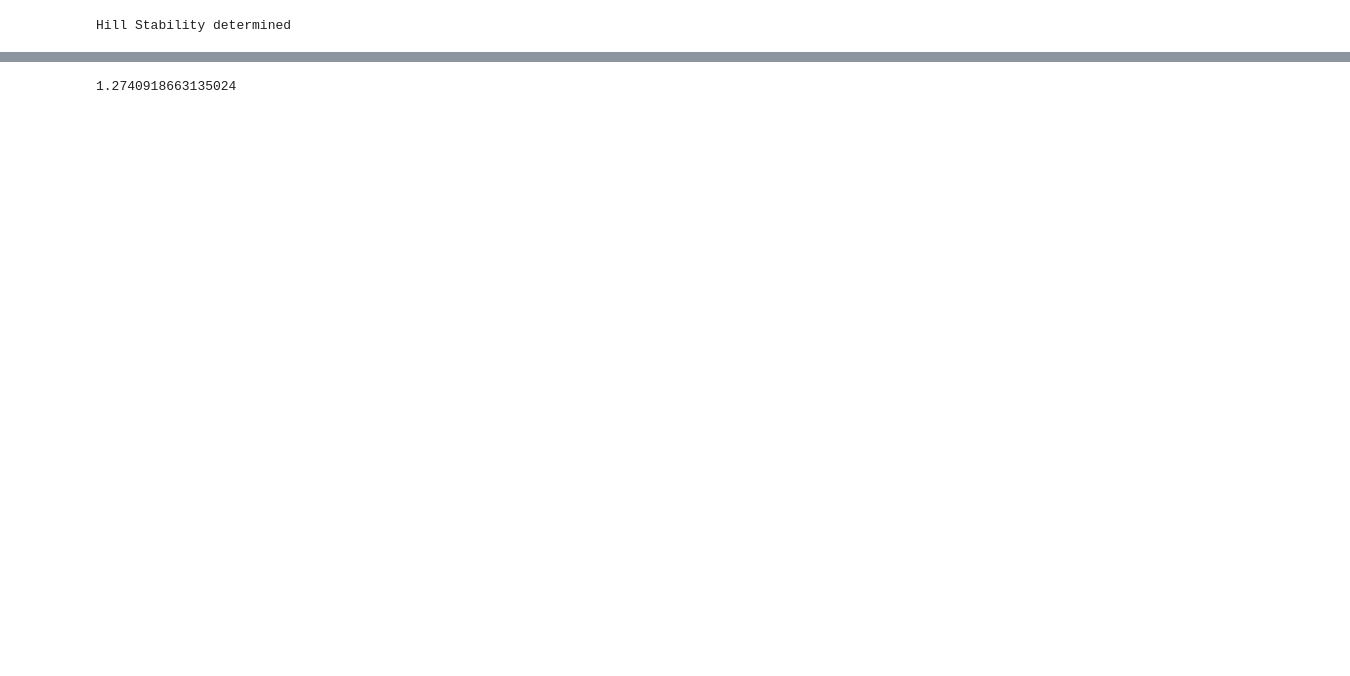
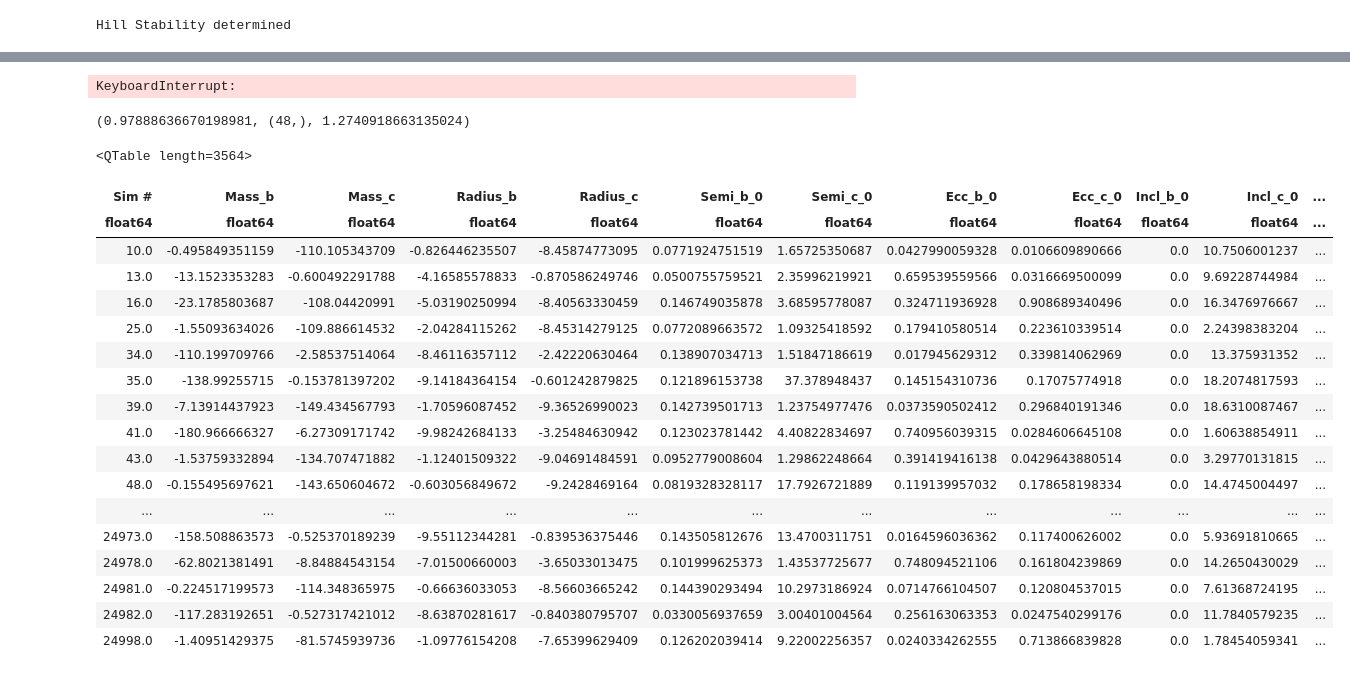
Before and after one commit to dm1681/Merging_Perts, a Jupyter notebook: Research/Merging_Perts/everything.ipynb, the cells around one changed output, grey strips where cells are left out. Drawn from its saved outputs; the diff is of its cells as text; code cells hidden in the pictures; blank space fills up the shorter version.

```diff
--- a/Research/Merging_Perts/everything.ipynb
+++ b/Research/Merging_Perts/everything.ipynb
@@ -182,7 +218,9 @@ print(Qp_b[q_lower].size,Qp_b[q_upper].size,Qp_b[q_lower].size + Qp_b[q_upper].s
 # CAUTION: THIS BLOCK OF CODE DELETES THE ENTIRE RUNS DIRECTORY
 # RUN THIS CODE ONLY TO GENERATE NEW SET OF HILL STABLE PARAMETERS
 
-runs_dir = '/home/dm1681/Merging_Perts/Research/Merging_Perts/runs_eq_only/' #directory where I want the runs to be stored
+runs_dir = '/home/dm1681/Research/Research/Merging_Perts/runs/' #directory where I want the runs to be stored
+
+semi_c = np.copy(semi_b) # start with b and c at same distance
 
 #fills the following lists:
 hill_list = np.array([])
@@ -208,15 +246,10 @@ while n <= t-1:
             shutil.rmtree(runs_dir) #removes previous folders; THIS LINE DELETES THE ENTIRE RUNS DIRECTORY
 
     os.makedirs(runs_dir+name_idx)
-    #semi_c_0 = np.array([])
 
     while True:
+
         #hill.in
-
-        if bad_count == 2:
-            #semi_c_0 = np.append(semi_c_0,semi_c[n])
-            semi_c[n] = semi_c[n] + 0.01
-            bad_count = 0 # increases outer mass, should that increase hill stability?
         inc_b = 0
         inc_c = np.random.uniform(0,20)
         longasc_b = np.random.uniform(0,360)
@@ -259,7 +292,7 @@ while n <= t-1:
         hill_exact = hill_content[1]
         hill_exact = float(hill_exact)
         if hill_exact < 1: # push out semi so that hill stab > 1
-            bad_count += 1
+            semi_c[n] = semi_c[n] + 0.01
             continue
         elif hill_exact >= 1:
             hill_list = np.append(hill_list,hill_exact)
@@ -711,0 +910,19 @@ dMass_b[idx], dMass_c[idx], dMass_star[idx], dEcc_b[idx], dEcc_c[idx], dSemi_b[i
+# %%
+a_c_list = np.array([])
+
+for mb, mc, ms, eb, ec, ab in zip(dMass_b, dMass_c, dMass_star, dEcc_b, dEcc_c, dSemi_b):
+    d = delta(mb, mc, ms, eb, ec, ab)
+    Delta = d**2 - 1
+    a_c_normed = 1 + Delta
+    a_c = a_c_normed * ab
+    a_c_list = np.append(a_c_list, a_c)
+
+
+
+ic['a_c_list_new'] = a_c_list
+# %% [output]
+KeyboardInterrupt:
+# %%
+np.mean(a_c_list), a_c_list.shape, np.mean(ic['Semi_c_0'])
+# %% [output]
+(0.97888636670198981, (48,), 1.2740918663135024)
@@ -712,4 +982,29 @@ dMass_b[idx], dMass_c[idx], dMass_star[idx], dEcc_b[idx], dEcc_c[idx], dSemi_b[i
 # %%
-np.mean(dSemi_c)
+np.mean(og_hill_list)
-# %% [output]
-1.2740918663135024
+# %%
+#np.max(new_hill_list)
+np.mean(ic['Semi_c_0'])
+mask = np.where(ic['Semi_c_0']>=1)
+mask_new = np.where(semi_c >= 1)
+semi_c[mask_new].shape
+ic[mask]
+# %% [output]
+<QTable length=3564>
+| Sim # | Mass_b | Mass_c | Radius_b | Radius_c | Semi_b_0 | Semi_c_0 | Ecc_b_0 | Ecc_c_0 | Incl_b_0 | Incl_c_0 | ... |
+| float64 | float64 | float64 | float64 | float64 | float64 | float64 | float64 | float64 | float64 | float64 | ... |
+| 10.0 | -0.495849351159 | -110.105343709 | -0.826446235507 | -8.45874773095 | 0.0771924751519 | 1.65725350687 | 0.0427990059328 | 0.0106609890666 | 0.0 | 10.7506001237 | ... |
+| 13.0 | -13.1523353283 | -0.600492291788 | -4.16585578833 | -0.870586249746 | 0.0500755759521 | 2.35996219921 | 0.659539559566 | 0.0316669500099 | 0.0 | 9.69228744984 | ... |
+| 16.0 | -23.1785803687 | -108.04420991 | -5.03190250994 | -8.40563330459 | 0.146749035878 | 3.68595778087 | 0.324711936928 | 0.908689340496 | 0.0 | 16.3476976667 | ... |
+| 25.0 | -1.55093634026 | -109.886614532 | -2.04284115262 | -8.45314279125 | 0.0772089663572 | 1.09325418592 | 0.179410580514 | 0.223610339514 | 0.0 | 2.24398383204 | ... |
+| 34.0 | -110.199709766 | -2.58537514064 | -8.46116357112 | -2.42220630464 | 0.138907034713 | 1.51847186619 | 0.017945629312 | 0.339814062969 | 0.0 | 13.375931352 | ... |
+| 35.0 | -138.99255715 | -0.153781397202 | -9.14184364154 | -0.601242879825 | 0.121896153738 | 37.378948437 | 0.145154310736 | 0.17075774918 | 0.0 | 18.2074817593 | ... |
+| 39.0 | -7.13914437923 | -149.434567793 | -1.70596087452 | -9.36526990023 | 0.142739501713 | 1.23754977476 | 0.0373590502412 | 0.296840191346 | 0.0 | 18.6310087467 | ... |
+| 41.0 | -180.966666327 | -6.27309171742 | -9.98242684133 | -3.25484630942 | 0.123023781442 | 4.40822834697 | 0.740956039315 | 0.0284606645108 | 0.0 | 1.60638854911 | ... |
+| 43.0 | -1.53759332894 | -134.707471882 | -1.12401509322 | -9.04691484591 | 0.0952779008604 | 1.29862248664 | 0.391419416138 | 0.0429643880514 | 0.0 | 3.29770131815 | ... |
+| 48.0 | -0.155495697621 | -143.650604672 | -0.603056849672 | -9.2428469164 | 0.0819328328117 | 17.7926721889 | 0.119139957032 | 0.178658198334 | 0.0 | 14.4745004497 | ... |
+| ... | ... | ... | ... | ... | ... | ... | ... | ... | ... | ... | ... |
+| 24973.0 | -158.508863573 | -0.525370189239 | -9.55112344281 | -0.839536375446 | 0.143505812676 | 13.4700311751 | 0.0164596036362 | 0.117400626002 | 0.0 | 5.93691810665 | ... |
+| 24978.0 | -62.8021381491 | -8.84884543154 | -7.01500660003 | -3.65033013475 | 0.101999625373 | 1.43537725677 | 0.748094521106 | 0.161804239869 | 0.0 | 14.2650430029 | ... |
+| 24981.0 | -0.224517199573 | -114.348365975 | -0.66636033053 | -8.56603665242 | 0.144390293494 | 10.2973186924 | 0.0714766104507 | 0.120804537015 | 0.0 | 7.61368724195 | ... |
+| 24982.0 | -117.283192651 | -0.527317421012 | -8.63870281617 | -0.840380795707 | 0.0330056937659 | 3.00401004564 | 0.256163063353 | 0.0247540299176 | 0.0 | 11.7840579235 | ... |
+| 24998.0 | -1.40951429375 | -81.5745939736 | -1.09776154208 | -7.65399629409 | 0.126202039414 | 9.22002256357 | 0.0240334262555 | 0.713866839828 | 0.0 | 1.78454059341 | ... |
```
Also changed, not shown: parts of 17 cells of this notebook.
